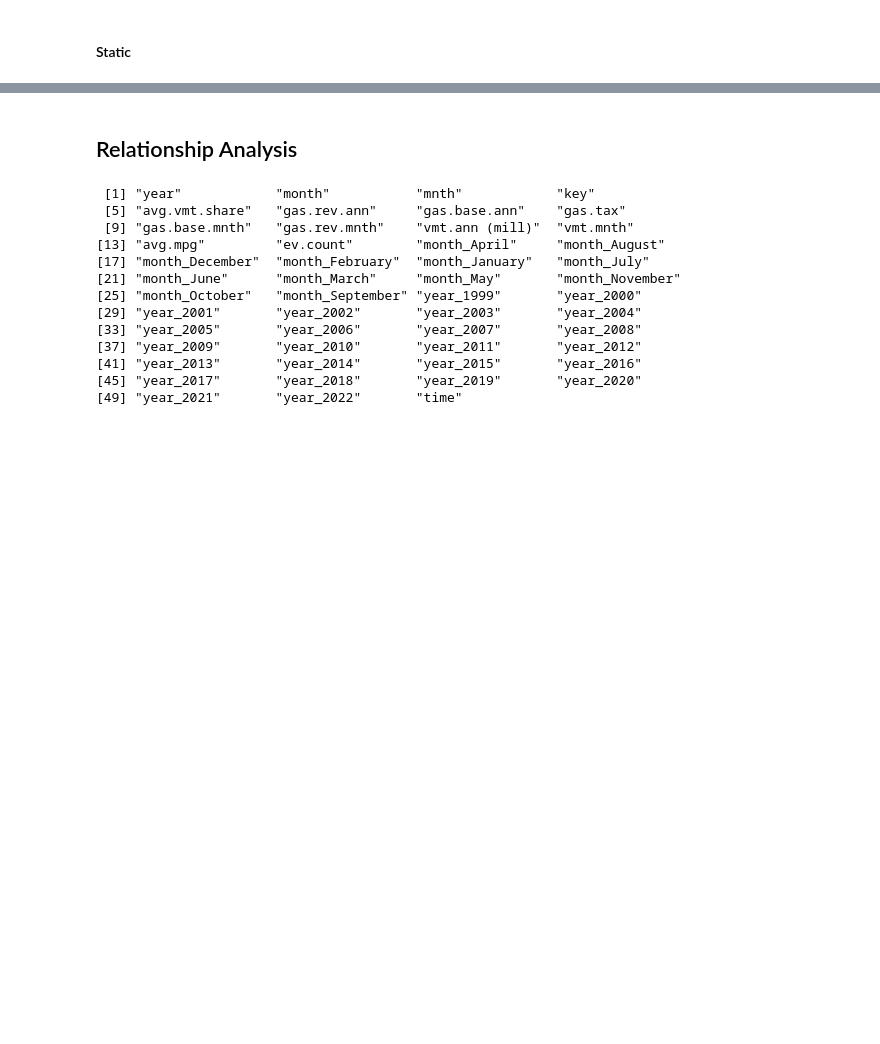
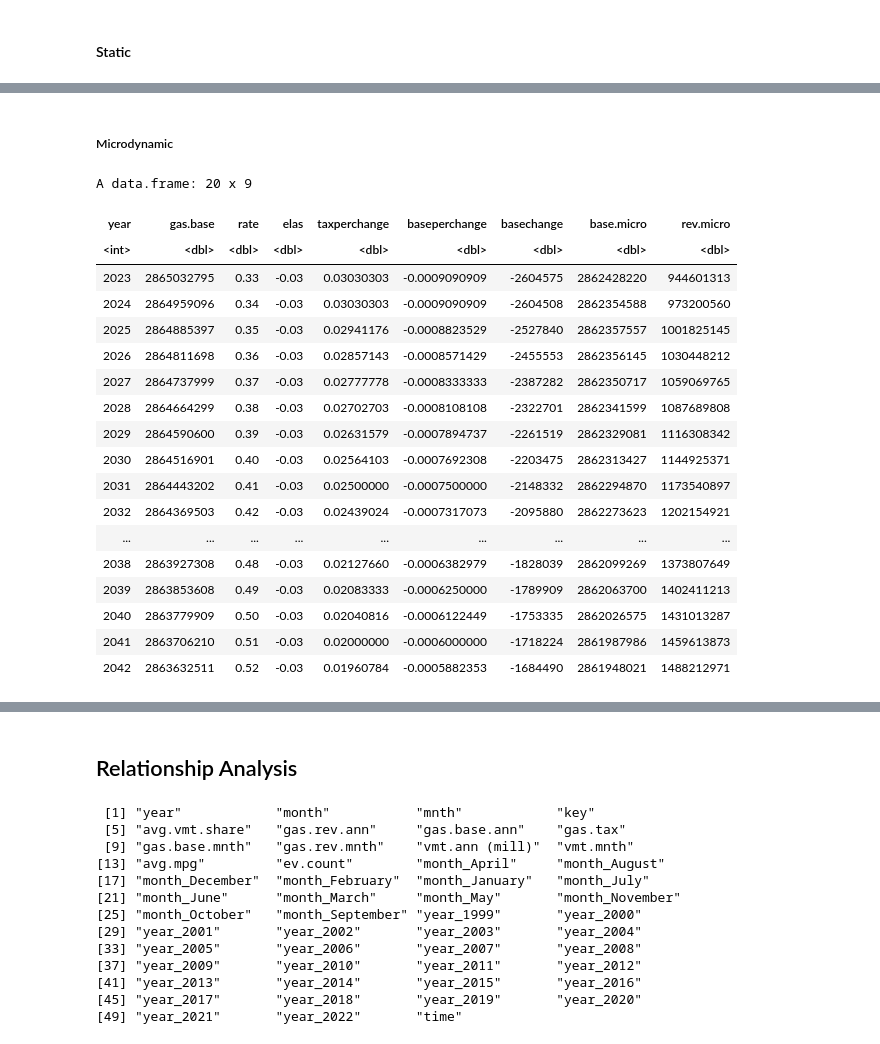
Before and after one commit to n-smalley/f606-Final-Project, a Jupyter notebook: analysis-r.ipynb, the cells around one changed output, grey strips where cells are left out. Saved outputs shown, nothing was run; the diff lists cells and outputs as text; code cells hidden in the pictures; blank space fills up the shorter version.

```diff
--- a/analysis-r.ipynb
+++ b/analysis-r.ipynb
@@ -142,0 +265,2 @@ share.mnth$ev.hat = ev.m$coefficients[[1]] + ev.m$coefficients[[2]]*(share.mnth$
+# %%
+gas.fc = aggregate(gas.rev ~ year,gas.fc,sum)
@@ -142,0 +271,16 @@ share.mnth$ev.hat = ev.m$coefficients[[1]] + ev.m$coefficients[[2]]*(share.mnth$
+# %%
+base.m = lm(gas.base.mnth ~ time + mnth + year, gas)
+
+base.fc = data.frame(year = c(rep(2023:2042,12)))
+base.fc = data.frame(year = c(base.fc[order(base.fc$year),]))
+base.fc$mnth = c(0:11)
+base.fc$time = base.fc$year+(base.fc$mnth/12)
+base.fc$rate = NA
+base.fc$rev = NA
+base.fc = dummy_cols(base.fc, select_columns = 'mnth')
+# %%
+base.fc$gas.base = base.m$coefficients[[1]] + base.m$coefficients[[2]]*base.fc$time + base.m$coefficients[[3]]*base.fc$mnth_1 +
+    base.m$coefficients[[4]]*base.fc$mnth_2 + base.m$coefficients[[5]]*base.fc$mnth_3 + base.m$coefficients[[6]]*base.fc$mnth_4 +
+    base.m$coefficients[[7]]*base.fc$mnth_5 + base.m$coefficients[[8]]*base.fc$mnth_6 + base.m$coefficients[[9]]*base.fc$mnth_7 +
+    base.m$coefficients[[10]]*base.fc$mnth_8 + base.m$coefficients[[11]]*base.fc$mnth_9 + base.m$coefficients[[12]]*base.fc$mnth_10 +
+    base.m$coefficients[[13]]*base.fc$mnth_11 + base.m$coefficients[[35]]
@@ -143,2 +314,9 @@ share.mnth$ev.hat = ev.m$coefficients[[1]] + ev.m$coefficients[[2]]*(share.mnth$
 # %% [markdown]
 #### Static
+# %%
+staticg.fc = aggregate(gas.base ~ year, base.fc, sum)
+staticg.fc$rate = 0.33
+for (r in 2:length(staticg.fc$gas.base))
+    staticg.fc$rate[r] = staticg.fc$rate[r-1]+0.01
+staticg.fc$rev.static = staticg.fc$rate*staticg.fc$gas.base
+staticg.fc
@@ -144,0 +343,36 @@ share.mnth$ev.hat = ev.m$coefficients[[1]] + ev.m$coefficients[[2]]*(share.mnth$
+# %% [markdown]
+##### Microdynamic
+# %%
+microg.fc = aggregate(gas.base ~ year, base.fc, sum)
+microg.fc$rate = 0.33
+microg.fc$elas = -0.03
+for (r in 2:length(microg.fc$gas.base))
+    microg.fc$rate[r] = microg.fc$rate[r-1]+0.01
+microg.fc$taxperchange = (0.34-0.33)/0.33
+for (r in 2:length(microg.fc$gas.base))
+    microg.fc$taxperchange[r] = (microg.fc$rate[r]-microg.fc$rate[r-1])/microg.fc$rate[r-1]
+microg.fc$baseperchange = microg.fc$elas*microg.fc$taxperchange
+microg.fc$basechange = microg.fc$baseperchange*microg.fc$gas.base
+microg.fc$base.micro = microg.fc$gas.base+microg.fc$basechange
+microg.fc$rev.micro = microg.fc$base.micro*microg.fc$rate
+microg.fc
+# %% [output]
+A data.frame: 20 x 9
+| year | gas.base | rate | elas | taxperchange | baseperchange | basechange | base.micro | rev.micro |
+| <int> | <dbl> | <dbl> | <dbl> | <dbl> | <dbl> | <dbl> | <dbl> | <dbl> |
+| 2023 | 2865032795 | 0.33 | -0.03 | 0.03030303 | -0.0009090909 | -2604575 | 2862428220 | 944601313 |
+| 2024 | 2864959096 | 0.34 | -0.03 | 0.03030303 | -0.0009090909 | -2604508 | 2862354588 | 973200560 |
+| 2025 | 2864885397 | 0.35 | -0.03 | 0.02941176 | -0.0008823529 | -2527840 | 2862357557 | 1001825145 |
+| 2026 | 2864811698 | 0.36 | -0.03 | 0.02857143 | -0.0008571429 | -2455553 | 2862356145 | 1030448212 |
+| 2027 | 2864737999 | 0.37 | -0.03 | 0.02777778 | -0.0008333333 | -2387282 | 2862350717 | 1059069765 |
+| 2028 | 2864664299 | 0.38 | -0.03 | 0.02702703 | -0.0008108108 | -2322701 | 2862341599 | 1087689808 |
+| 2029 | 2864590600 | 0.39 | -0.03 | 0.02631579 | -0.0007894737 | -2261519 | 2862329081 | 1116308342 |
+| 2030 | 2864516901 | 0.40 | -0.03 | 0.02564103 | -0.0007692308 | -2203475 | 2862313427 | 1144925371 |
+| 2031 | 2864443202 | 0.41 | -0.03 | 0.02500000 | -0.0007500000 | -2148332 | 2862294870 | 1173540897 |
+| 2032 | 2864369503 | 0.42 | -0.03 | 0.02439024 | -0.0007317073 | -2095880 | 2862273623 | 1202154921 |
+| ... | ... | ... | ... | ... | ... | ... | ... | ... |
+| 2038 | 2863927308 | 0.48 | -0.03 | 0.02127660 | -0.0006382979 | -1828039 | 2862099269 | 1373807649 |
+| 2039 | 2863853608 | 0.49 | -0.03 | 0.02083333 | -0.0006250000 | -1789909 | 2862063700 | 1402411213 |
+| 2040 | 2863779909 | 0.50 | -0.03 | 0.02040816 | -0.0006122449 | -1753335 | 2862026575 | 1431013287 |
+| 2041 | 2863706210 | 0.51 | -0.03 | 0.02000000 | -0.0006000000 | -1718224 | 2861987986 | 1459613873 |
+| 2042 | 2863632511 | 0.52 | -0.03 | 0.01960784 | -0.0005882353 | -1684490 | 2861948021 | 1488212971 |
```
Also changed, not shown: parts of 47 cells of this notebook, 1 other file.
